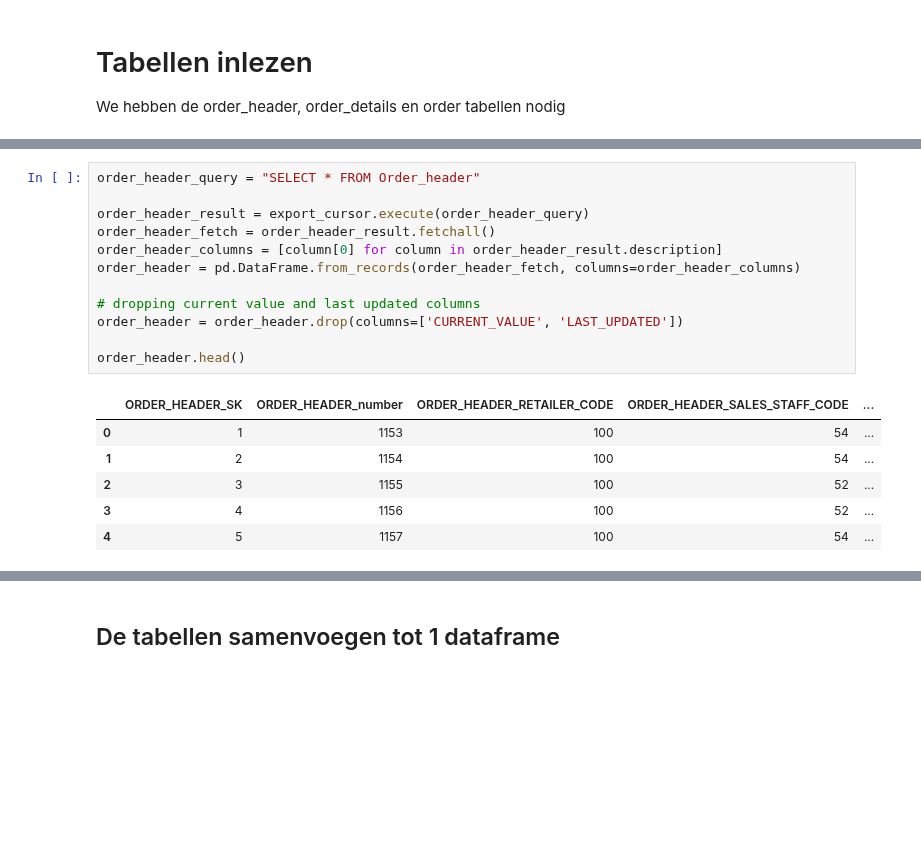
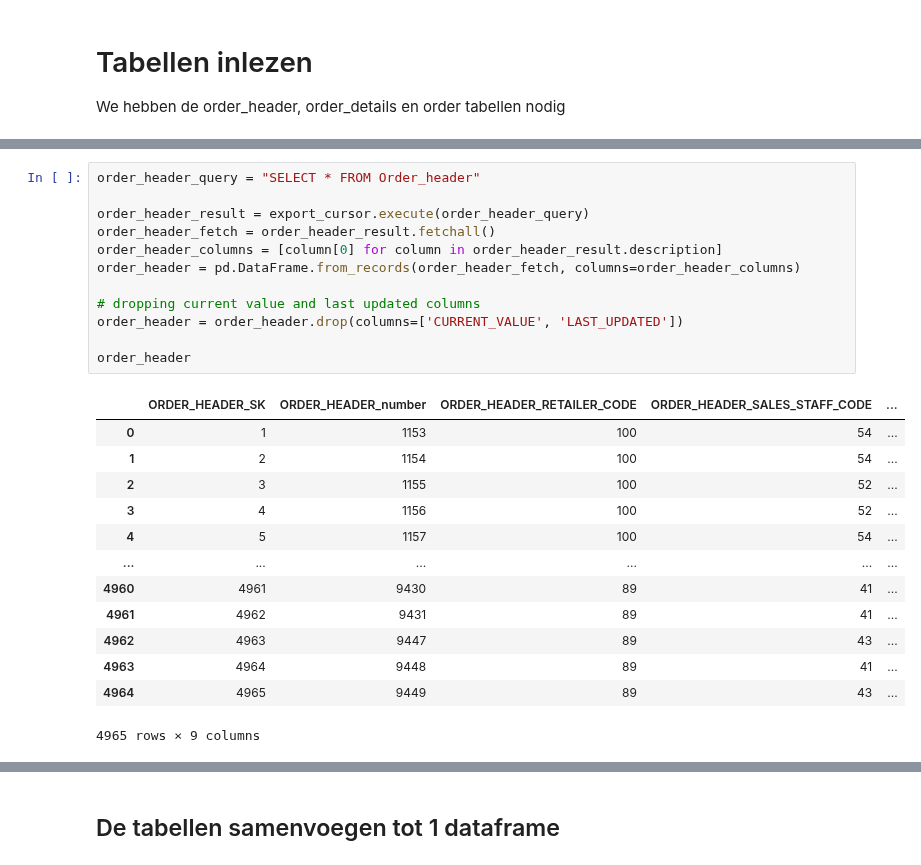
Before and after one commit to Nrojt/SE4-DEDS-Pyhton-opdrachten, a Jupyter notebook: week 8/8.1/Practicum_8.1.ipynb, the cells around one changed output, grey strips where cells are left out. Cells and saved outputs as stored; diff of their text form; blank space fills up the shorter version.

```diff
--- a/week 8/8.1/Practicum_8.1.ipynb
+++ b/week 8/8.1/Practicum_8.1.ipynb
@@ -55,22 +63,29 @@ order.head()
 # %%
 order_header_query = "SELECT * FROM Order_header"
 
 order_header_result = export_cursor.execute(order_header_query)
 order_header_fetch = order_header_result.fetchall()
 order_header_columns = [column[0] for column in order_header_result.description]
 order_header = pd.DataFrame.from_records(order_header_fetch, columns=order_header_columns)
 
 # dropping current value and last updated columns
 order_header = order_header.drop(columns=['CURRENT_VALUE', 'LAST_UPDATED'])
 
-order_header.head()
+order_header
 # %% [output]
 |  | ORDER_HEADER_SK | ORDER_HEADER_number | ORDER_HEADER_RETAILER_CODE | ORDER_HEADER_SALES_STAFF_CODE | ... |
 | 0 | 1 | 1153 | 100 | 54 | ... |
 | 1 | 2 | 1154 | 100 | 54 | ... |
 | 2 | 3 | 1155 | 100 | 52 | ... |
 | 3 | 4 | 1156 | 100 | 52 | ... |
 | 4 | 5 | 1157 | 100 | 54 | ... |
+| ... | ... | ... | ... | ... | ... |
+| 4960 | 4961 | 9430 | 89 | 41 | ... |
+| 4961 | 4962 | 9431 | 89 | 41 | ... |
+| 4962 | 4963 | 9447 | 89 | 43 | ... |
+| 4963 | 4964 | 9448 | 89 | 41 | ... |
+| 4964 | 4965 | 9449 | 89 | 43 | ... |
+4965 rows × 9 columns
 # %%
 order_details_query = "SELECT * FROM Order_details"
 
```
Also changed, not shown: parts of 12 cells of this notebook.
